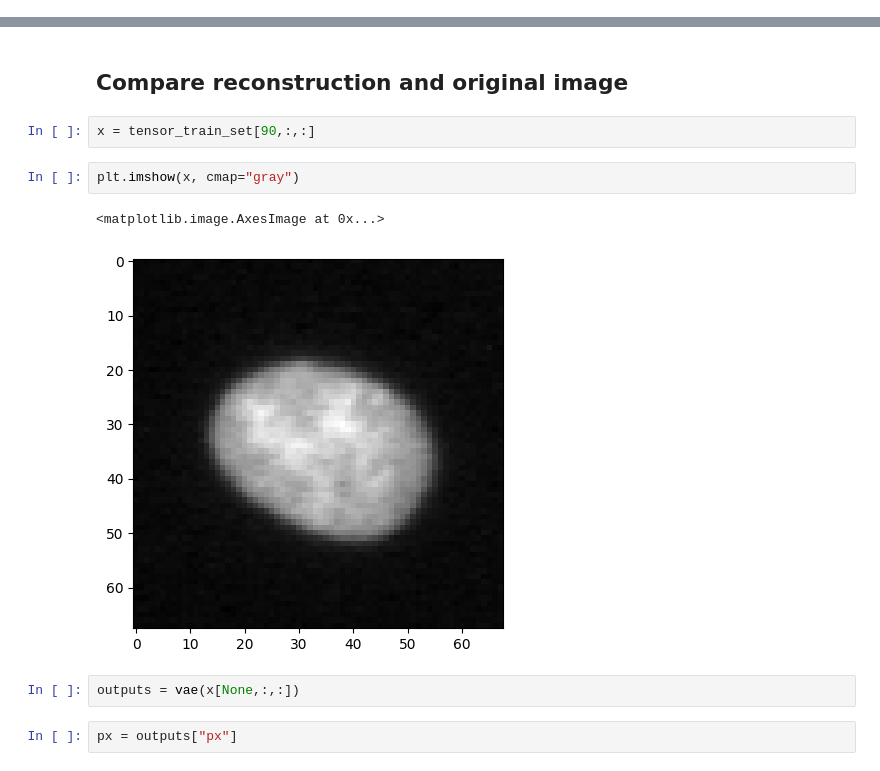
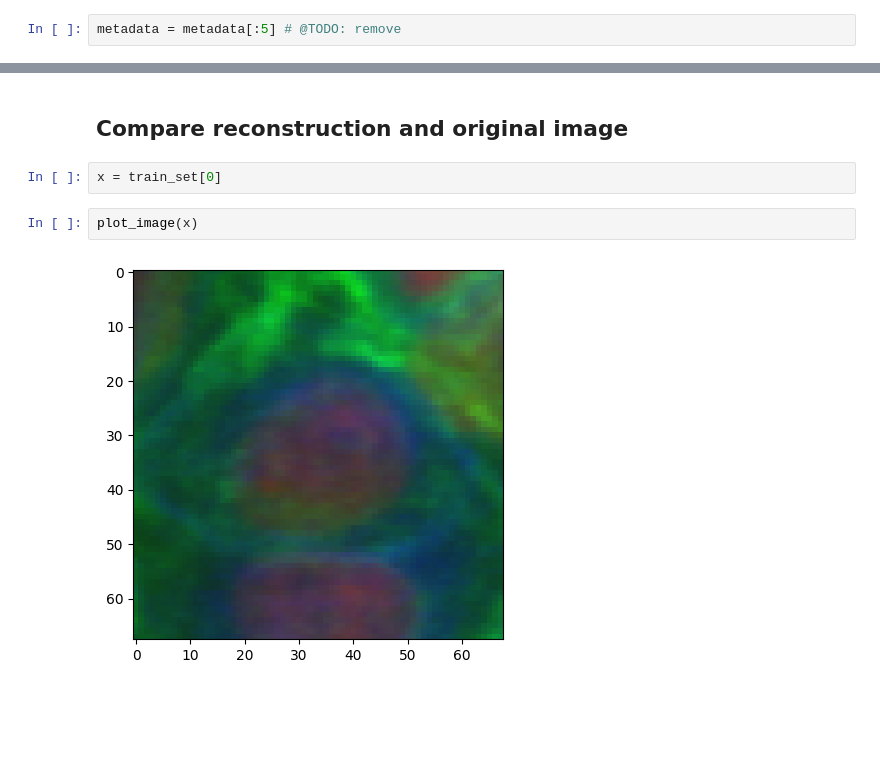
Before and after one commit to RasmusML/generative-models-for-phenotypic-profiling, a Jupyter notebook: playground.ipynb, the cells around one changed output, grey strips where cells are left out. Cells and saved outputs as stored; diff of their text form; blank space fills up the shorter version.

```diff
--- a/playground.ipynb
+++ b/playground.ipynb
@@ -27,6 +29,8 @@ from functools import reduce
 ## Load data
 # %%
 metadata = read_metadata("./data/metadata_small.csv")
+# %%
+metadata = metadata[:5] # @TODO: remove
 # %%
 relative_path = get_relative_image_paths(metadata)
 image_paths = ["./data/" + path for path in relative_path]
@@ -337,13 +523,8 @@ KeyboardInterrupt:
 # %% [markdown]
 ## Compare reconstruction and original image
-# %%
-x = tensor_train_set[90,:,:]
-# %%
-plt.imshow(x, cmap="gray")
-# %% [output]
-<matplotlib.image.AxesImage at 0x...>
-[figure, removed]
-# %%
-outputs = vae(x[None,:,:])
-# %%
-px = outputs["px"]
+# %%
+x = train_set[0]
+# %%
+plot_image(x)
+# %% [output]
+[figure, added]
```
Also changed, not shown: parts of 16 cells of this notebook, 2 other files.
